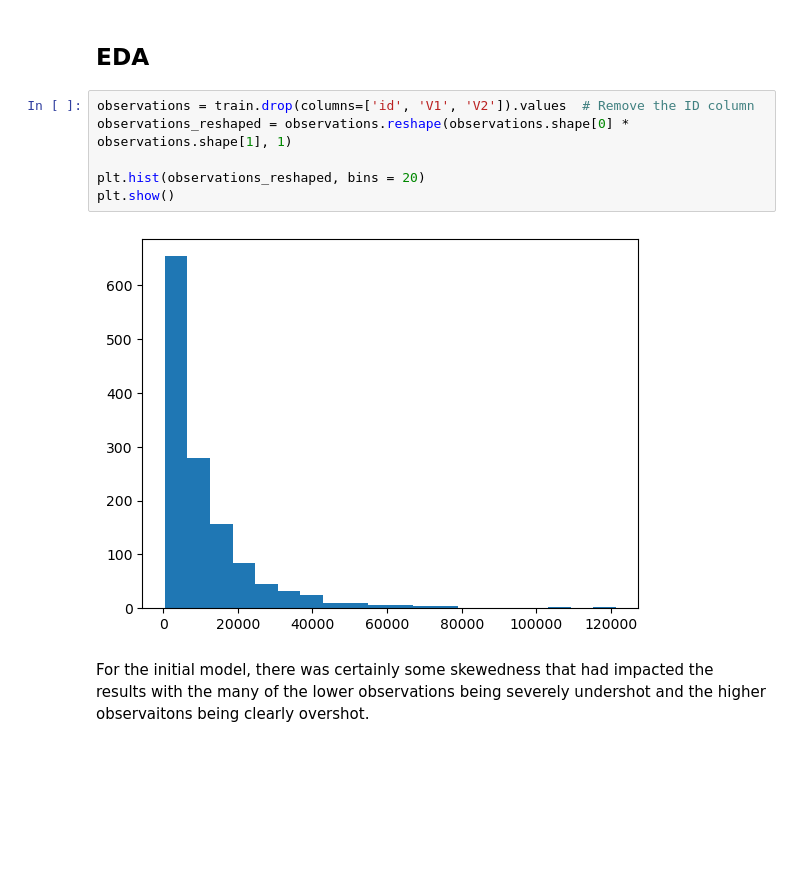
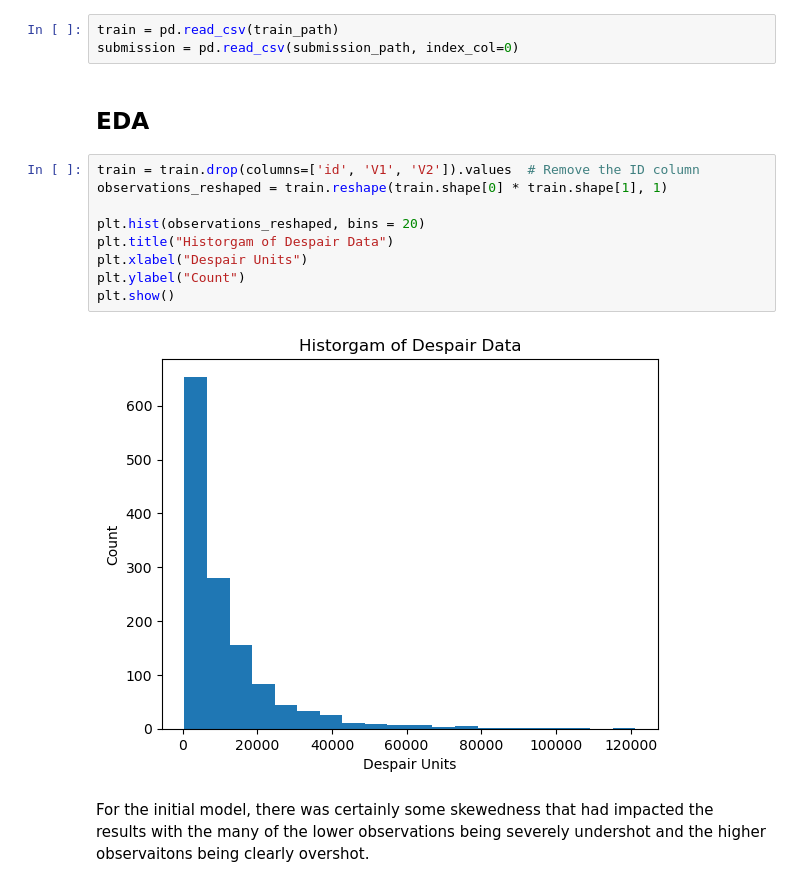
Before and after one commit to txpetrin/pred_analytics_final, a Jupyter notebook: code/final_notebook.ipynb, the cells around one changed output. Cells and saved outputs as stored; diff of their text form; blank space fills up the shorter version.

```diff
--- a/code/final_notebook.ipynb
+++ b/code/final_notebook.ipynb
@@ -20,13 +7,19 @@ train.head()
+# %%
+train = pd.read_csv(train_path)
+submission = pd.read_csv(submission_path, index_col=0)
 # %% [markdown]
 ## EDA
 # %%
-observations = train.drop(columns=['id', 'V1', 'V2']).values  # Remove the ID column
-observations_reshaped = observations.reshape(observations.shape[0] * observations.shape[1], 1)
+train = train.drop(columns=['id', 'V1', 'V2']).values  # Remove the ID column
+observations_reshaped = train.reshape(train.shape[0] * train.shape[1], 1)
 
 plt.hist(observations_reshaped, bins = 20)
+plt.title("Historgam of Despair Data")
+plt.xlabel("Despair Units")
+plt.ylabel("Count")
 plt.show()
 # %% [output]
-[figure, old version]
+[figure, new version]
 # %% [markdown]
 For the initial model, there was certainly some skewedness that had impacted the results with the many of the lower observations being severely undershot and the higher observaitons being clearly overshot.
 # %% [markdown]
```
Also changed, not shown: parts of 30 cells of this notebook, 7 other files.
